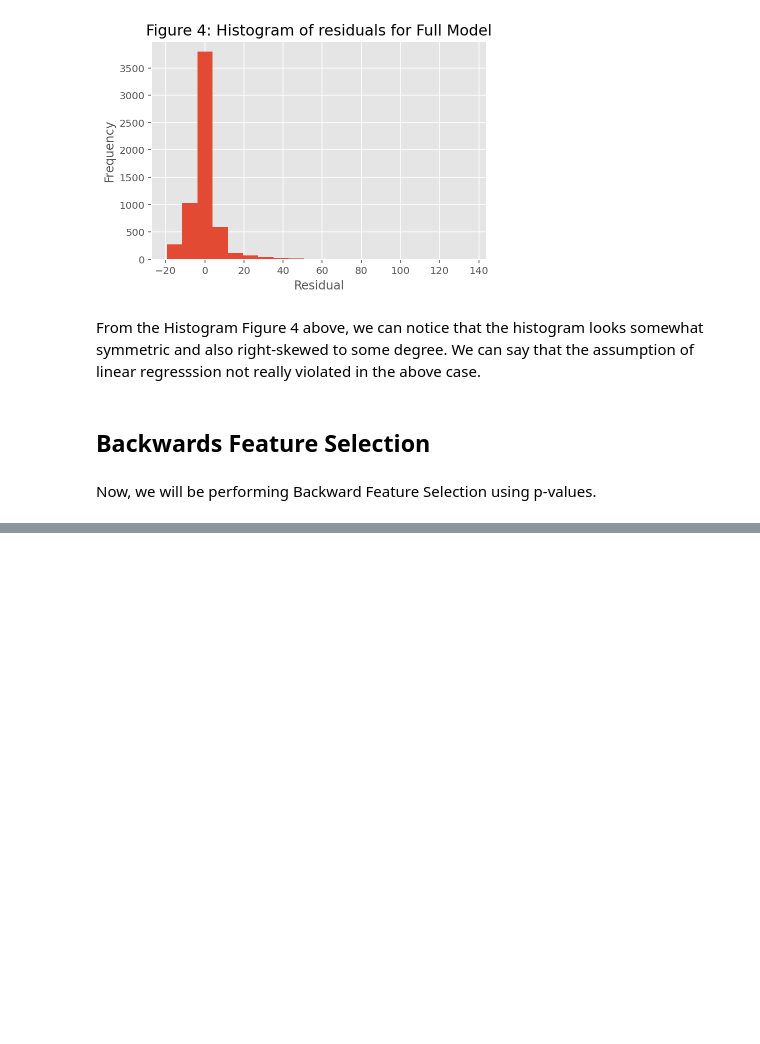
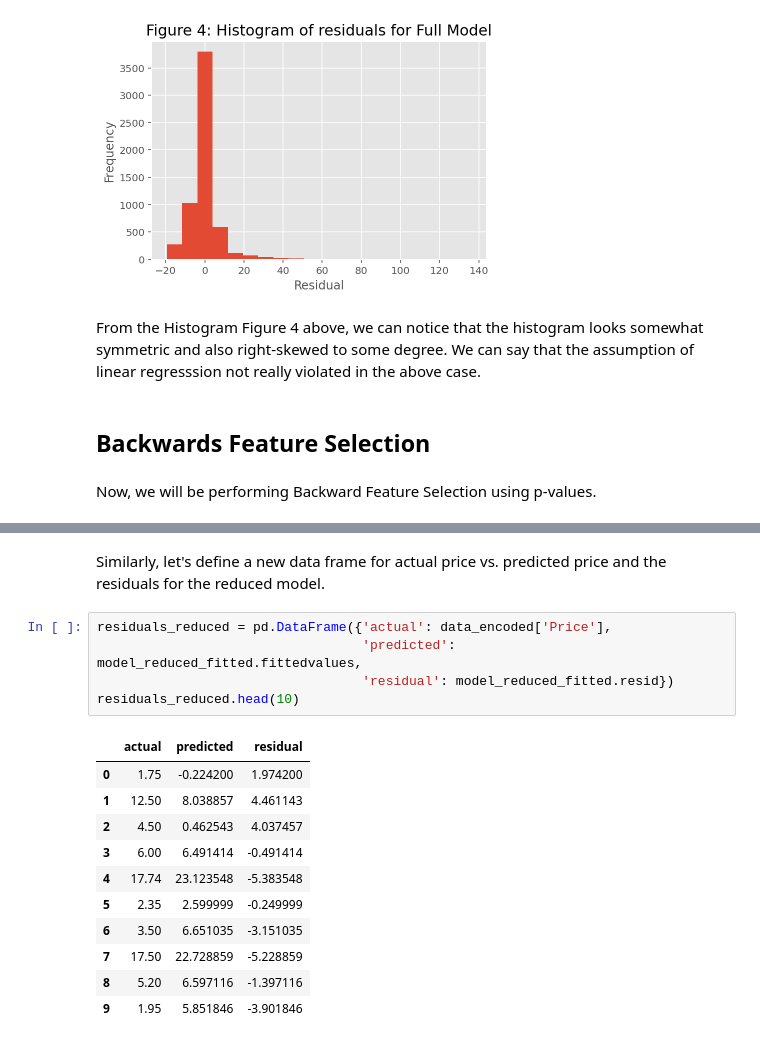
Before and after one commit to mayankthakkar17/MATHS_2_GROUP_11, a Jupyter notebook: maths2_phase2_grp11.ipynb, the cells around one changed output, grey strips where cells are left out. Drawn from its saved outputs; the diff is of its cells as text; blank space fills up the shorter version.

```diff
--- a/maths2_phase2_grp11.ipynb
+++ b/maths2_phase2_grp11.ipynb
@@ -294,0 +363,19 @@ Now, we will be performing Backward Feature Selection using p-values.
+# %% [markdown]
+Similarly, let's define a new data frame for actual price vs. predicted price and the residuals for the reduced model.
+# %%
+residuals_reduced = pd.DataFrame({'actual': data_encoded['Price'],
+                                  'predicted': model_reduced_fitted.fittedvalues,
+                                  'residual': model_reduced_fitted.resid})
+residuals_reduced.head(10)
+# %% [output]
+|  | actual | predicted | residual |
+| 0 | 1.75 | -0.224200 | 1.974200 |
+| 1 | 12.50 | 8.038857 | 4.461143 |
+| 2 | 4.50 | 0.462543 | 4.037457 |
+| 3 | 6.00 | 6.491414 | -0.491414 |
+| 4 | 17.74 | 23.123548 | -5.383548 |
+| 5 | 2.35 | 2.599999 | -0.249999 |
+| 6 | 3.50 | 6.651035 | -3.151035 |
+| 7 | 17.50 | 22.728859 | -5.228859 |
+| 8 | 5.20 | 6.597116 | -1.397116 |
+| 9 | 1.95 | 5.851846 | -3.901846 |
```
Also changed, not shown: parts of 5 cells of this notebook.
